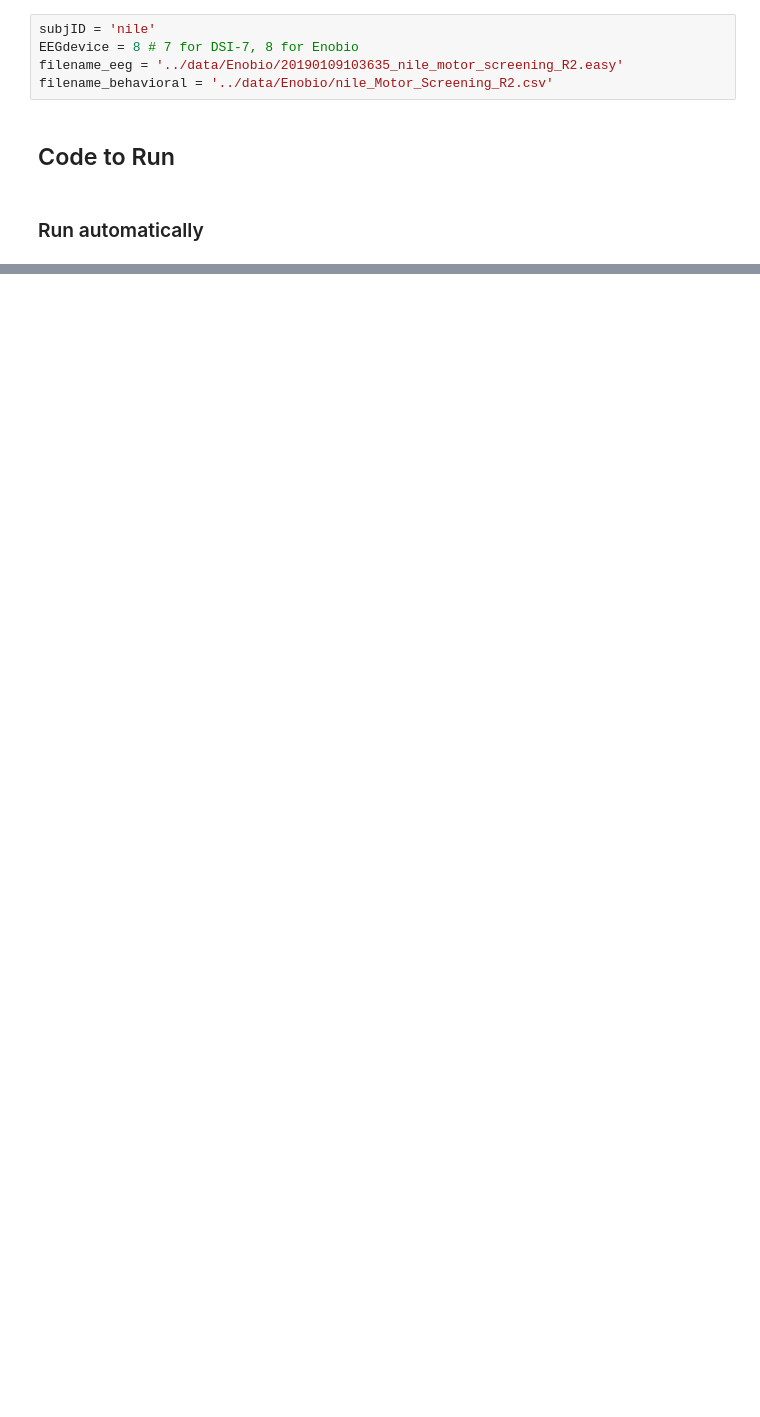
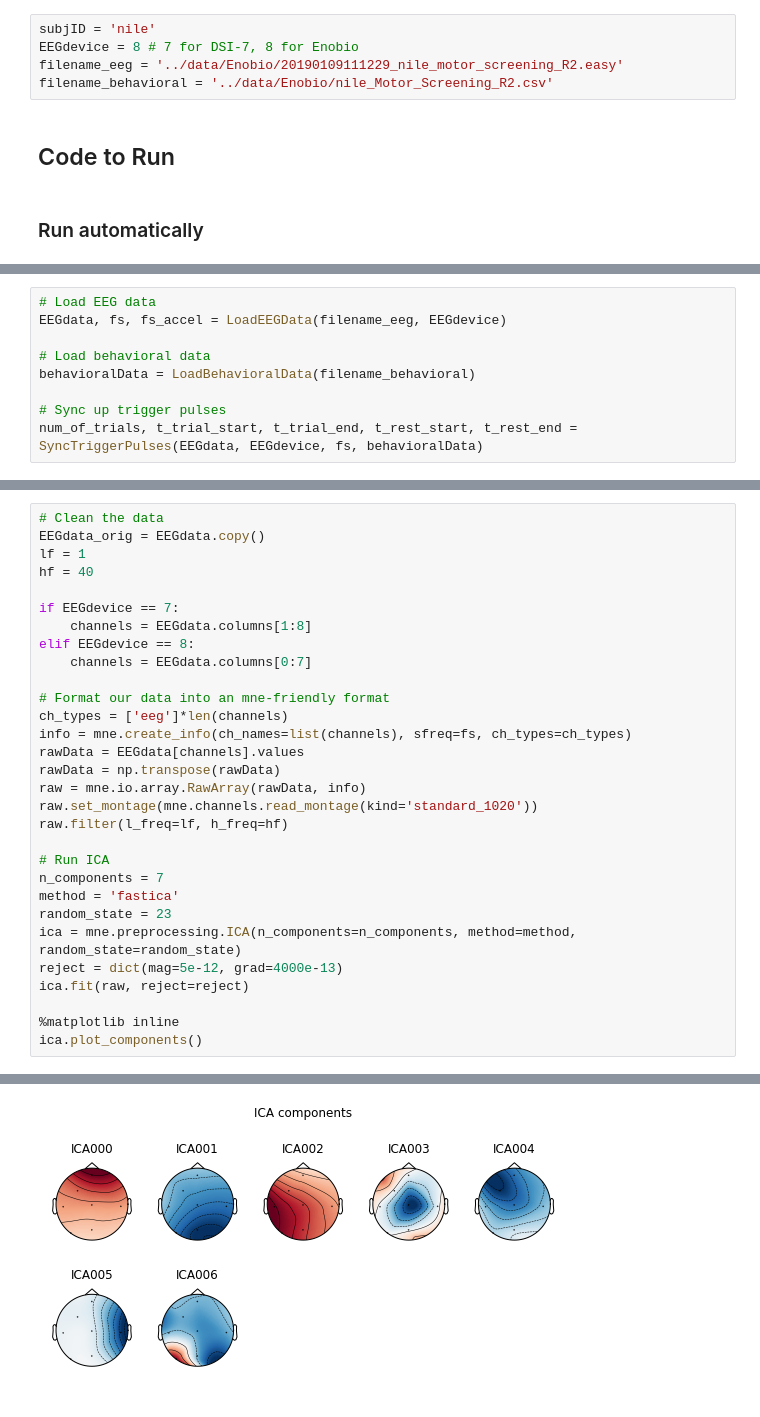
Before and after one commit to lpjiang97/EEG-CoAdaptation, a Jupyter notebook: Initial_inspection/Update_MI_Decoder.ipynb, the cells around one changed output, grey strips where cells are left out. Drawn from its saved outputs; the diff is of its cells as text; blank space fills up the shorter version.

```diff
--- a/Initial_inspection/Update_MI_Decoder.ipynb
+++ b/Initial_inspection/Update_MI_Decoder.ipynb
@@ -284,7 +304,7 @@ def SaveDecoderAndData(clf, X, y, subjID):
 # %%
 subjID = 'nile'
 EEGdevice = 8 # 7 for DSI-7, 8 for Enobio
-filename_eeg = '../data/Enobio/20190109103635_nile_motor_screening_R2.easy'
+filename_eeg = '../data/Enobio/20190109111229_nile_motor_screening_R2.easy'
 filename_behavioral = '../data/Enobio/nile_Motor_Screening_R2.csv'
 # %% [markdown]
 ## Code to Run
@@ -317,0 +313,9 @@ npzfile.files
+# %%
+# Load EEG data
+EEGdata, fs, fs_accel = LoadEEGData(filename_eeg, EEGdevice)
+
+# Load behavioral data
+behavioralData = LoadBehavioralData(filename_behavioral)
+
+# Sync up trigger pulses
+num_of_trials, t_trial_start, t_trial_end, t_rest_start, t_rest_end = SyncTriggerPulses(EEGdata, EEGdevice, fs, behavioralData)
@@ -317,0 +325,31 @@ npzfile.files
+# %%
+# Clean the data
+EEGdata_orig = EEGdata.copy()
+lf = 1
+hf = 40
+
+if EEGdevice == 7:
+    channels = EEGdata.columns[1:8]
+elif EEGdevice == 8:
+    channels = EEGdata.columns[0:7]
+
+# Format our data into an mne-friendly format
+ch_types = ['eeg']*len(channels)
+info = mne.create_info(ch_names=list(channels), sfreq=fs, ch_types=ch_types)
+rawData = EEGdata[channels].values
+rawData = np.transpose(rawData)
+raw = mne.io.array.RawArray(rawData, info)
+raw.set_montage(mne.channels.read_montage(kind='standard_1020'))
+raw.filter(l_freq=lf, h_freq=hf)
+
+# Run ICA
+n_components = 7
+method = 'fastica'
+random_state = 23
+ica = mne.preprocessing.ICA(n_components=n_components, method=method, random_state=random_state)
+reject = dict(mag=5e-12, grad=4000e-13)
+ica.fit(raw, reject=reject)
+
+%matplotlib inline
+ica.plot_components()
+# %% [output]
@@ -317,0 +367 @@ npzfile.files
+[figure, added]
```
Also changed, not shown: parts of 13 cells of this notebook, 1 other file.
